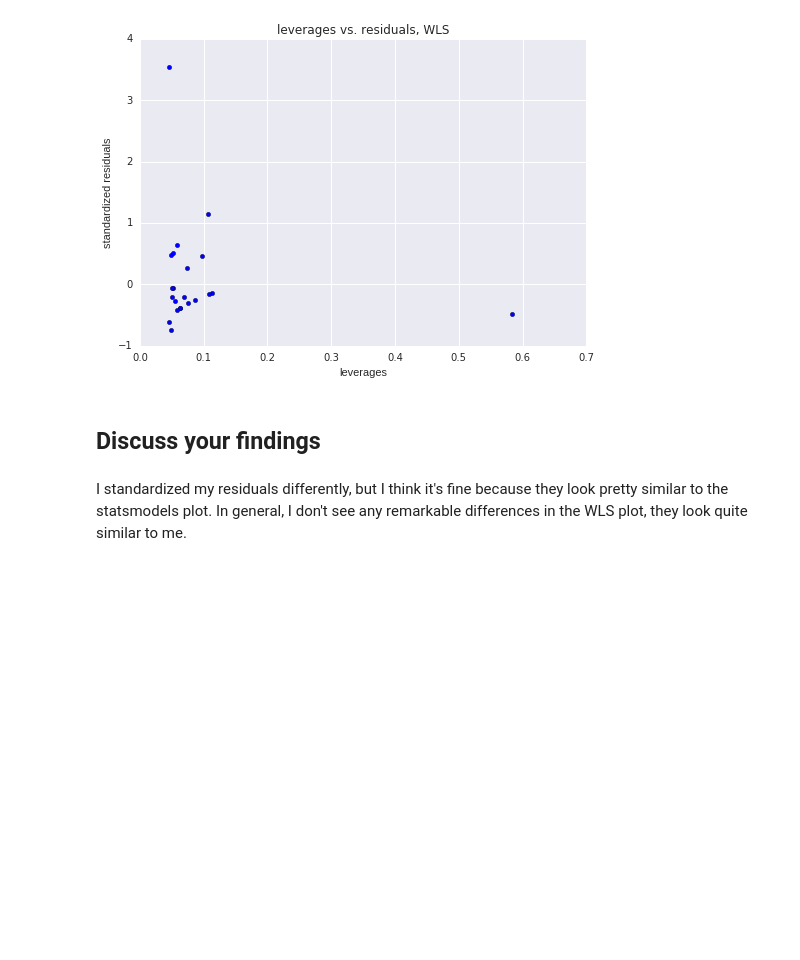
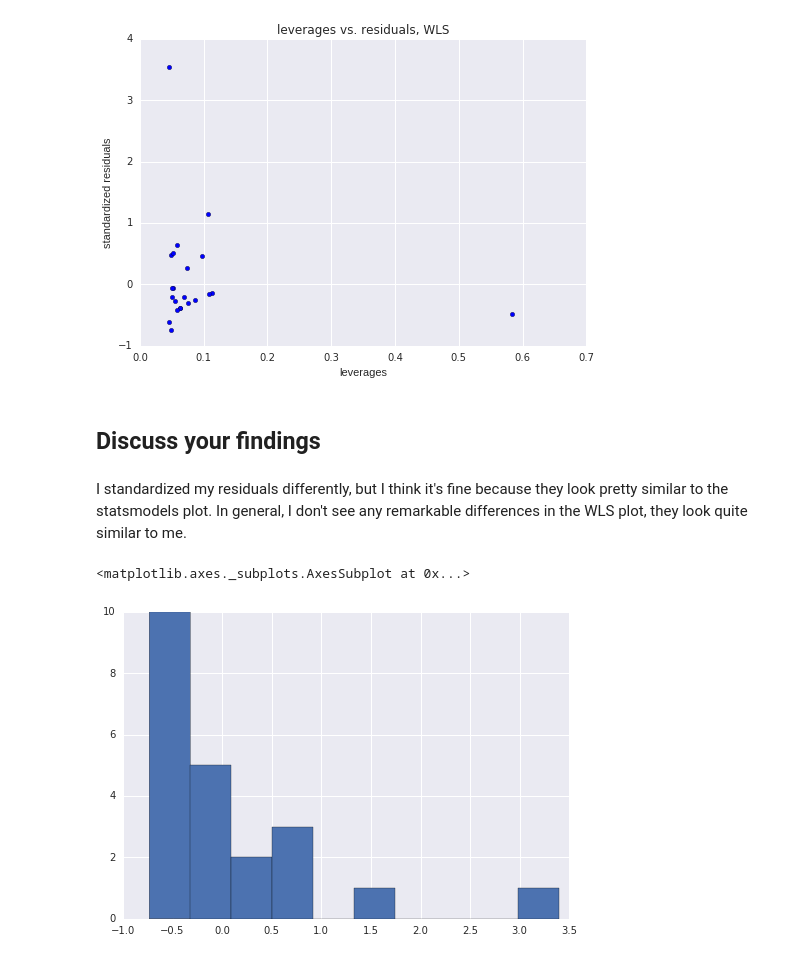
Before and after one commit to jif245/PUI2017_clm633, a Jupyter notebook: HW5_clm633/Assignment3_clm633.ipynb, the cells around one changed output. Drawn from its saved outputs; the diff is of its cells as text; code cells hidden in the pictures; blank space fills up the shorter version.

```diff
--- a/HW5_clm633/Assignment3_clm633.ipynb
+++ b/HW5_clm633/Assignment3_clm633.ipynb
@@ -568,3 +552,8 @@ plt.title("leverages vs. residuals, WLS")
 ## Discuss your findings
 # %% [markdown]
 I standardized my residuals differently, but I think it's fine because they look pretty similar to the statsmodels plot. In general, I don't see any remarkable differences in the WLS plot, they look quite similar to me.
+# %%
+y_norm.hist()
+# %% [output]
+<matplotlib.axes._subplots.AxesSubplot at 0x...>
+[figure, added]
```
Also changed, not shown: parts of 14 cells of this notebook.
